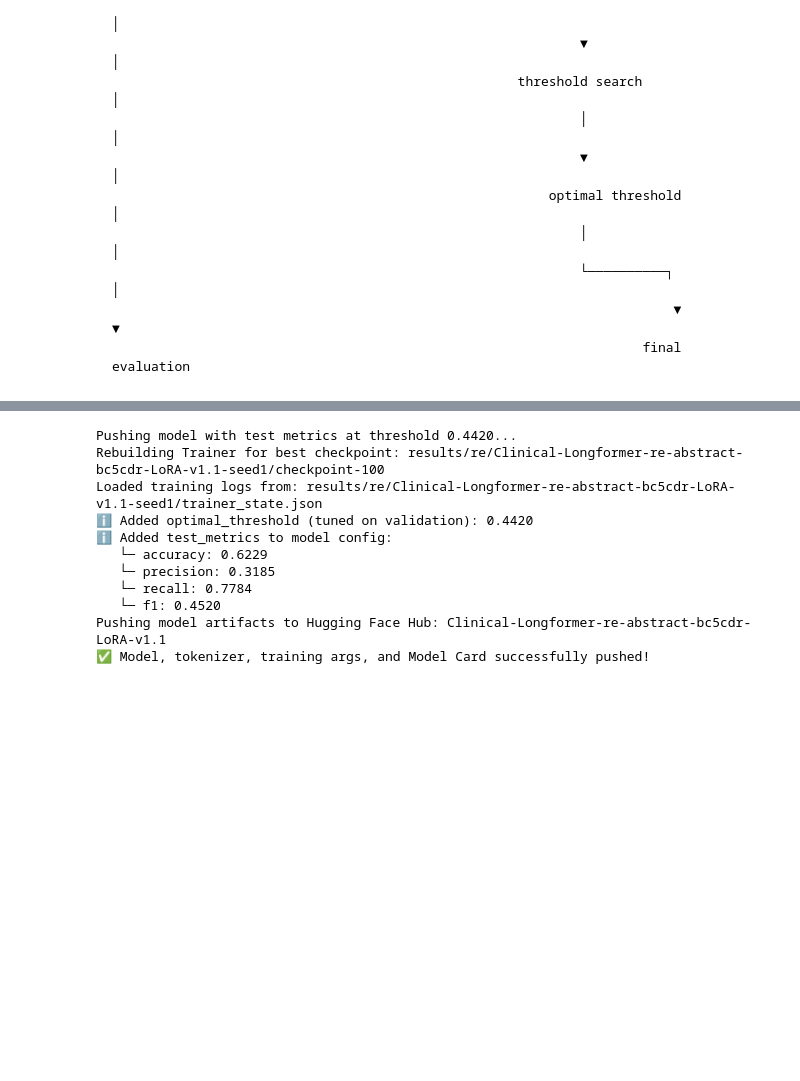
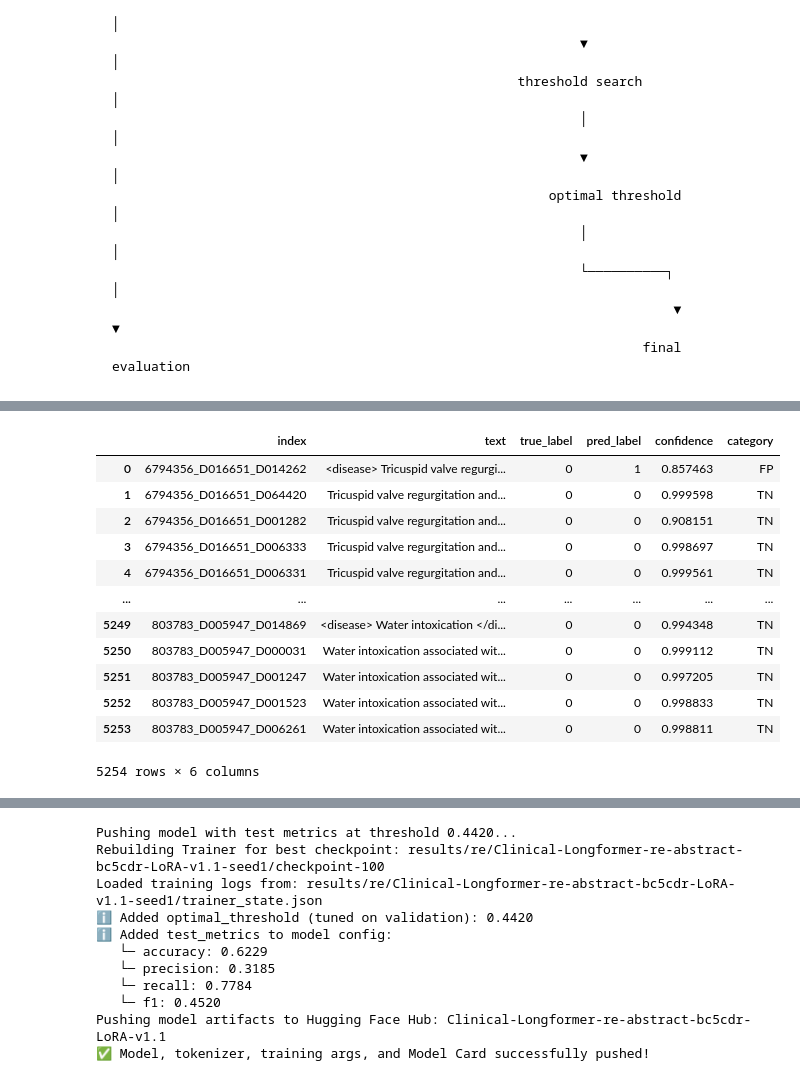
Before and after one commit to Francesco-Alb/biomed-ie-distill-xai, a Jupyter notebook: notebooks/04_re_eval.ipynb, the cells around one changed output, grey strips where cells are left out. Saved outputs shown, nothing was run; the diff lists cells and outputs as text; code cells hidden in the pictures; blank space fills up the shorter version.

```diff
--- a/notebooks/04_re_eval.ipynb
+++ b/notebooks/04_re_eval.ipynb
@@ -110,8 +124,13 @@ config = load_configs()
 load_dotenv()
 seed_everything(config.env.seed)
 
+# Flip flag(s) when needed
+config.env.gold_baseline = True
+
 # Change the suffix depending on which model/model-results you're testing
 suffix = config.model.local_tagger_checkpoint_small.lower().split("/")[-1]
+# TODO: Uncomment after getting the new models with new name convention
+# config.model.re_model_name += "-gold" if config.env.gold_baseline else f"-{suffix}"
 config.data.structured_dataset_path = (
     config.data.structured_dataset_path / suffix.replace('-instruct-gguf', '-structured')
 )
@@ -261,5 +290,6 @@ tokenized_dataset = merged_dataset.map(tokenize_function, batched=True)
 # %%
-val_probs = get_validation_probabilities(best_trainer, tokenized_dataset["validation"])
+output_validation = best_trainer.predict(tokenized_dataset["validation"])
+val_probs = softmax(output_validation.predictions, axis=-1)[:, 1] # NOTE: or F.softmax(torch.tensor(logits), dim=-1).numpy()
 best_threshold = find_optimal_threshold(val_probs, tokenized_dataset["validation"]["label"])
 print(f"Optimal threshold found: {best_threshold:.4f}")
 # %% [output]
@@ -272,0 +303,30 @@ Optimal threshold found: 0.4420
+# %%
+# config.model.re_model_name += "-gold" if config.env.gold_baseline else f"-{suffix}"
+output_path = config.data.eval_folder / f"tables/re_prediction_errors-{config.model.re_model_name.split("-")[-1]}.csv"
+
+if not output_path.exists():
+    errors_df = analyze_prediction_errors(
+        tokenized_dataset["validation"],
+        output_validation,
+        error_only=False,
+    )
+    output_path.parent.mkdir(parents=True, exist_ok=True)
+    errors_df.to_csv(output_path, index=True)
+else:
+    errors_df = pd.read_csv(output_path, index_col=[0])
+
+errors_df
+# %% [output]
+|  | index | text | true_label | pred_label | confidence | category |
+| 0 | 6794356_D016651_D014262 | <disease> Tricuspid valve regurgi... | 0 | 1 | 0.857463 | FP |
+| 1 | 6794356_D016651_D064420 | Tricuspid valve regurgitation and... | 0 | 0 | 0.999598 | TN |
+| 2 | 6794356_D016651_D001282 | Tricuspid valve regurgitation and... | 0 | 0 | 0.908151 | TN |
+| 3 | 6794356_D016651_D006333 | Tricuspid valve regurgitation and... | 0 | 0 | 0.998697 | TN |
+| 4 | 6794356_D016651_D006331 | Tricuspid valve regurgitation and... | 0 | 0 | 0.999561 | TN |
+| ... | ... | ... | ... | ... | ... | ... |
+| 5249 | 803783_D005947_D014869 | <disease> Water intoxication </di... | 0 | 0 | 0.994348 | TN |
+| 5250 | 803783_D005947_D000031 | Water intoxication associated wit... | 0 | 0 | 0.999112 | TN |
+| 5251 | 803783_D005947_D001247 | Water intoxication associated wit... | 0 | 0 | 0.997205 | TN |
+| 5252 | 803783_D005947_D001523 | Water intoxication associated wit... | 0 | 0 | 0.998833 | TN |
+| 5253 | 803783_D005947_D006261 | Water intoxication associated wit... | 0 | 0 | 0.998811 | TN |
+5254 rows × 6 columns
```
Also changed, not shown: parts of 18 cells of this notebook, 11 other files.
